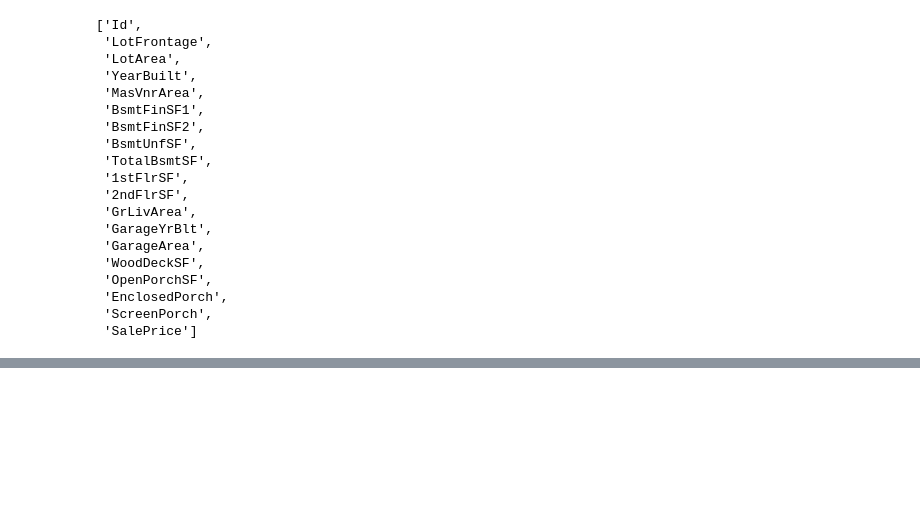
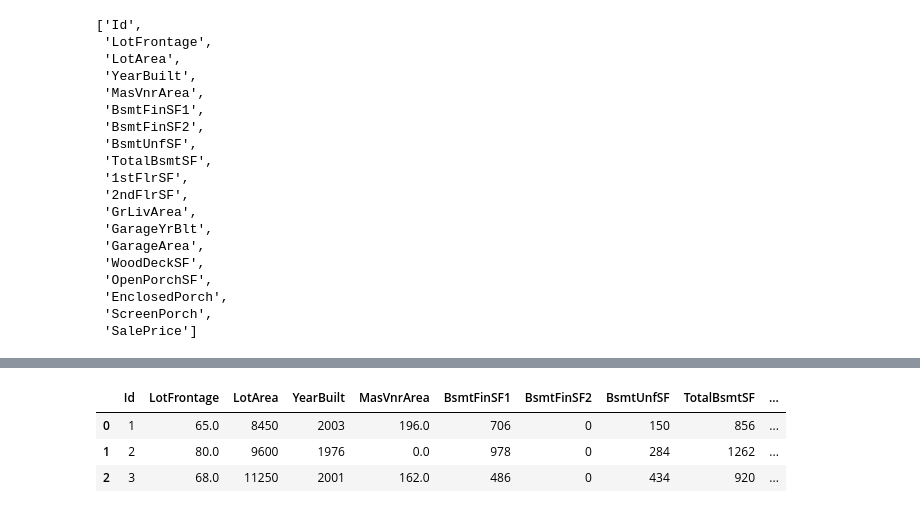
Before and after one commit to jihun-shim/study_machinelearning, a Jupyter notebook: quest/Regressions/models_house-prices-advanced-regression-techniques.ipynb, the cells around one changed output, grey strips where cells are left out. Saved outputs shown, nothing was run; the diff lists cells and outputs as text; code cells hidden in the pictures; blank space fills up the shorter version.

```diff
--- a/quest/Regressions/models_house-prices-advanced-regression-techniques.ipynb
+++ b/quest/Regressions/models_house-prices-advanced-regression-techniques.ipynb
@@ -119,0 +151,5 @@ mh_prices[[
+# %%
+# 결측치 처리 평균값으로 채우기
+mh_prices['MasVnrArea'] = mh_prices['MasVnrArea'].fillna(mh_prices['MasVnrArea'].mean())
+mh_prices['LotFrontage'] = mh_prices['LotFrontage'].fillna(mh_prices['LotFrontage'].mean())
+mh_prices['GarageYrBlt'] = mh_prices['GarageYrBlt'].fillna(mh_prices['GarageYrBlt'].mean())
@@ -119,0 +171,14 @@ mh_prices[[
+# %%
+# 결측치 처리 후 데이터 확인
+mh_prices[[
+            'Id', 'LotFrontage', 'LotArea', 'YearBuilt', 'MasVnrArea'
+           ,'BsmtFinSF1', 'BsmtFinSF2', 'BsmtUnfSF', 'TotalBsmtSF'
+           , '1stFlrSF', '2ndFlrSF', 'GrLivArea', 'GarageYrBlt'
+           , 'GarageArea', 'WoodDeckSF', 'OpenPorchSF', 'EnclosedPorch'
+           , 'ScreenPorch','SalePrice'
+           ]].head(3)
+# %% [output]
+|  | Id | LotFrontage | LotArea | YearBuilt | MasVnrArea | BsmtFinSF1 | BsmtFinSF2 | BsmtUnfSF | TotalBsmtSF | ... |
+| 0 | 1 | 65.0 | 8450 | 2003 | 196.0 | 706 | 0 | 150 | 856 | ... |
+| 1 | 2 | 80.0 | 9600 | 1976 | 0.0 | 978 | 0 | 284 | 1262 | ... |
+| 2 | 3 | 68.0 | 11250 | 2001 | 162.0 | 486 | 0 | 434 | 920 | ... |
```
Also changed, not shown: parts of 12 cells of this notebook, 5 other files.
